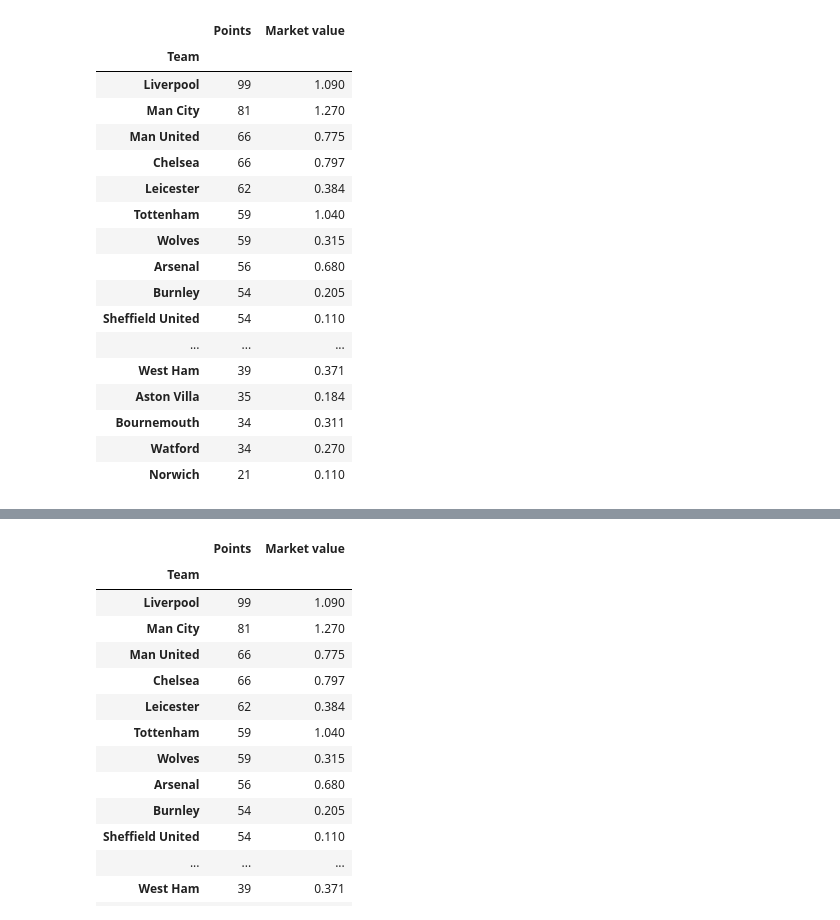
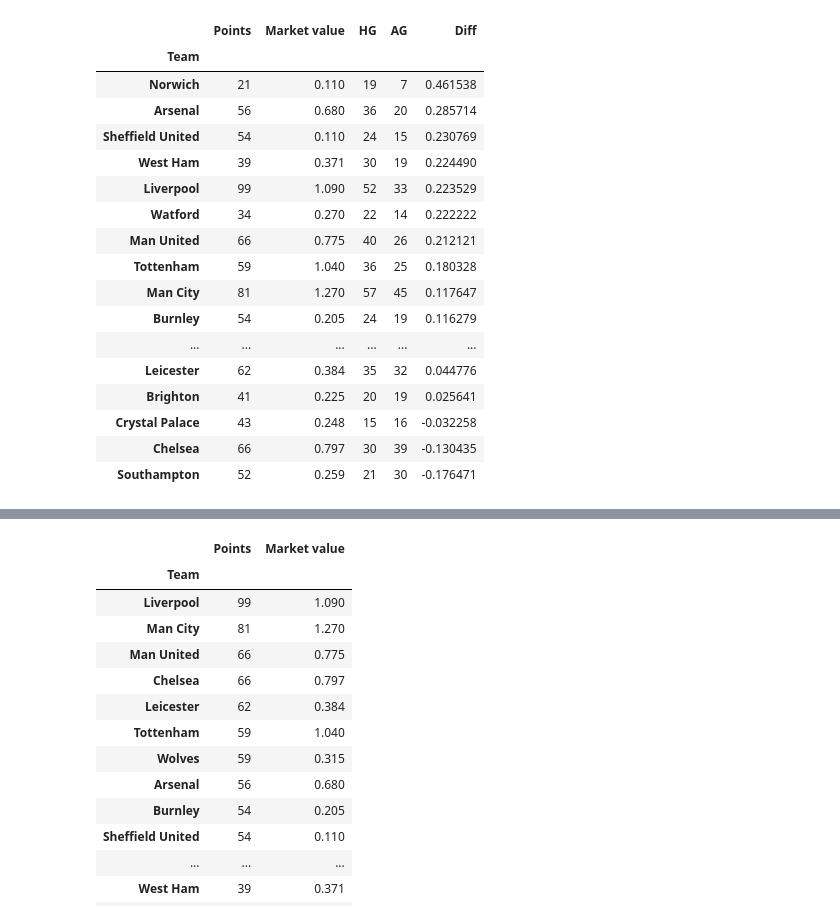
Before and after one commit to mr-aufziehvogel/gitlearn, a Jupyter notebook: Untitled3.ipynb, the cells around one changed output, grey strips where cells are left out. Saved outputs shown, nothing was run; the diff lists cells and outputs as text; code cells hidden in the pictures.

```diff
--- a/Untitled3.ipynb
+++ b/Untitled3.ipynb
@@ -76,27 +106,30 @@ p_away = df.groupby('AwayTeam').sum()['PointsAway'].sort_values(ascending=False)
 table = p_home + p_away
 # %%
 table = pd.DataFrame(table.sort_values(ascending = False))
-# %%
-table
-# %% [output]
-|  | Points | Market value |
-| Team |  |  |
-| Liverpool | 99 | 1.090 |
-| Man City | 81 | 1.270 |
-| Man United | 66 | 0.775 |
-| Chelsea | 66 | 0.797 |
-| Leicester | 62 | 0.384 |
-| Tottenham | 59 | 1.040 |
-| Wolves | 59 | 0.315 |
-| Arsenal | 56 | 0.680 |
-| Burnley | 54 | 0.205 |
-| Sheffield United | 54 | 0.110 |
-| ... | ... | ... |
-| West Ham | 39 | 0.371 |
-| Aston Villa | 35 | 0.184 |
-| Bournemouth | 34 | 0.311 |
-| Watford | 34 | 0.270 |
-| Norwich | 21 | 0.110 |
+# %%
+table["HG"] = g_home
+table["AG"] = g_away
+table["Diff"] = (g_home - g_away) / (g_home + g_away)
+table.sort_values(by="Diff", ascending=False)
+# %% [output]
+|  | Points | Market value | HG | AG | Diff |
+| Team |  |  |  |  |  |
+| Norwich | 21 | 0.110 | 19 | 7 | 0.461538 |
+| Arsenal | 56 | 0.680 | 36 | 20 | 0.285714 |
+| Sheffield United | 54 | 0.110 | 24 | 15 | 0.230769 |
+| West Ham | 39 | 0.371 | 30 | 19 | 0.224490 |
+| Liverpool | 99 | 1.090 | 52 | 33 | 0.223529 |
+| Watford | 34 | 0.270 | 22 | 14 | 0.222222 |
+| Man United | 66 | 0.775 | 40 | 26 | 0.212121 |
+| Tottenham | 59 | 1.040 | 36 | 25 | 0.180328 |
+| Man City | 81 | 1.270 | 57 | 45 | 0.117647 |
+| Burnley | 54 | 0.205 | 24 | 19 | 0.116279 |
+| ... | ... | ... | ... | ... | ... |
+| Leicester | 62 | 0.384 | 35 | 32 | 0.044776 |
+| Brighton | 41 | 0.225 | 20 | 19 | 0.025641 |
+| Crystal Palace | 43 | 0.248 | 15 | 16 | -0.032258 |
+| Chelsea | 66 | 0.797 | 30 | 39 | -0.130435 |
+| Southampton | 52 | 0.259 | 21 | 30 | -0.176471 |
 # %%
 table.columns = ["Points"]
 table.index.name = "Team"
```
Also changed, not shown: parts of 10 cells of this notebook.
